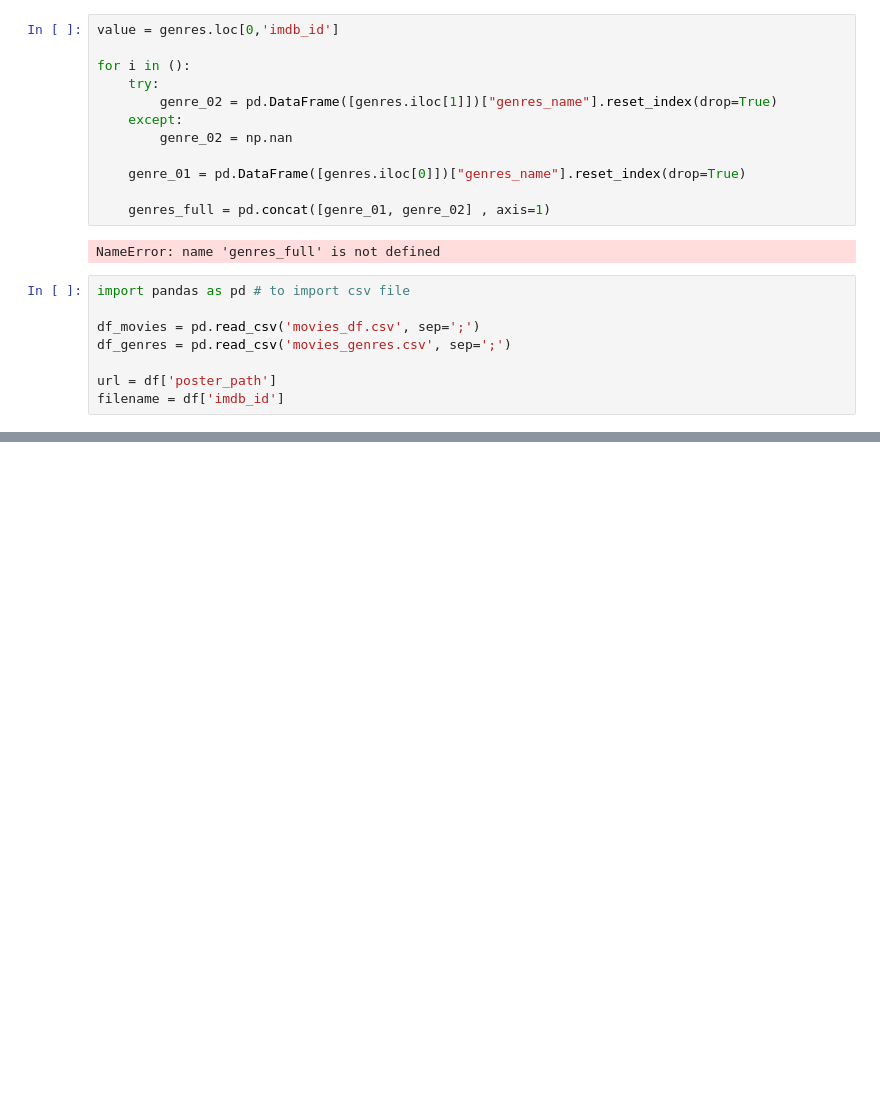
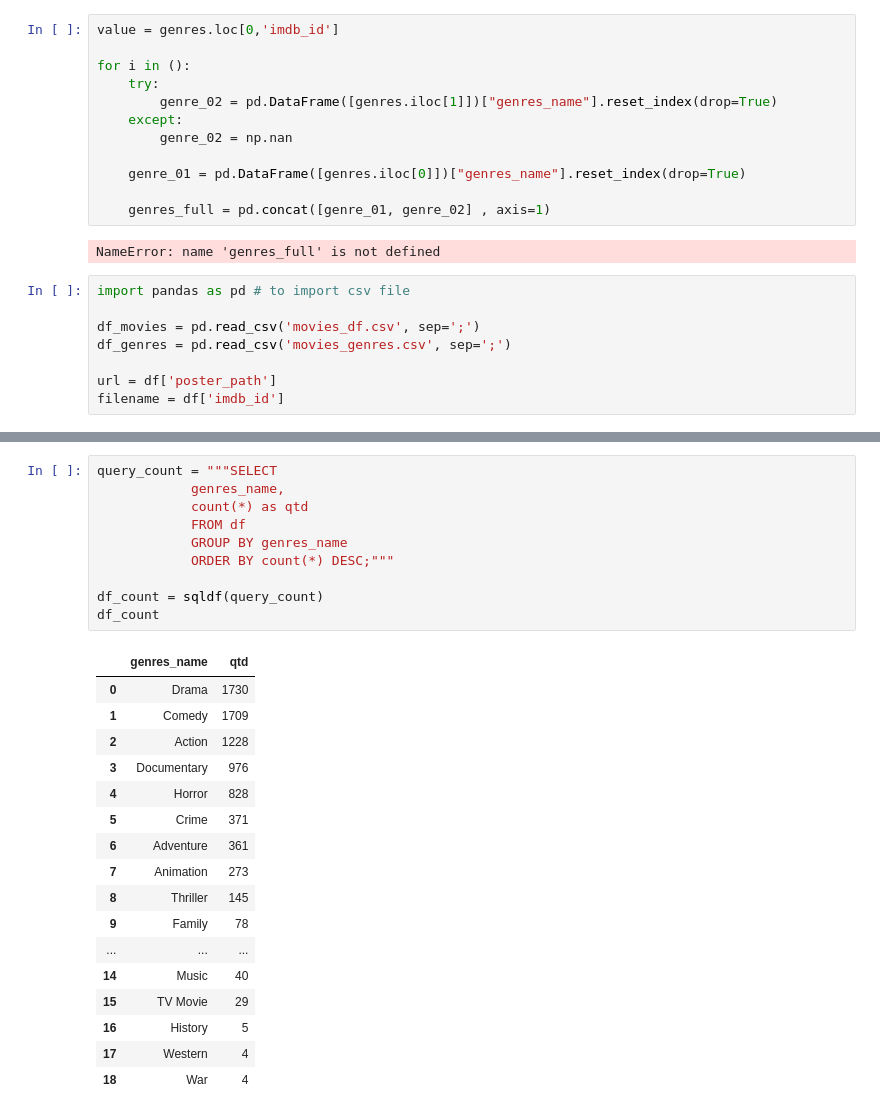
Before and after one commit to Luizgs7/Movies_DataSet, a Jupyter notebook: testes.ipynb, the cells around one changed output, grey strips where cells are left out. Drawn from its saved outputs; the diff is of its cells as text; blank space fills up the shorter version.

```diff
--- a/testes.ipynb
+++ b/testes.ipynb
@@ -180,0 +316,28 @@ df
+# %%
+query_count = """SELECT
+            genres_name,
+            count(*) as qtd
+            FROM df
+            GROUP BY genres_name
+            ORDER BY count(*) DESC;"""
+
+df_count = sqldf(query_count)
+df_count
+# %% [output]
+|  | genres_name | qtd |
+| 0 | Drama | 1730 |
+| 1 | Comedy | 1709 |
+| 2 | Action | 1228 |
+| 3 | Documentary | 976 |
+| 4 | Horror | 828 |
+| 5 | Crime | 371 |
+| 6 | Adventure | 361 |
+| 7 | Animation | 273 |
+| 8 | Thriller | 145 |
+| 9 | Family | 78 |
+| ... | ... | ... |
+| 14 | Music | 40 |
+| 15 | TV Movie | 29 |
+| 16 | History | 5 |
+| 17 | Western | 4 |
+| 18 | War | 4 |
```
Also changed, not shown: parts of 2 cells of this notebook, 1 other file.
